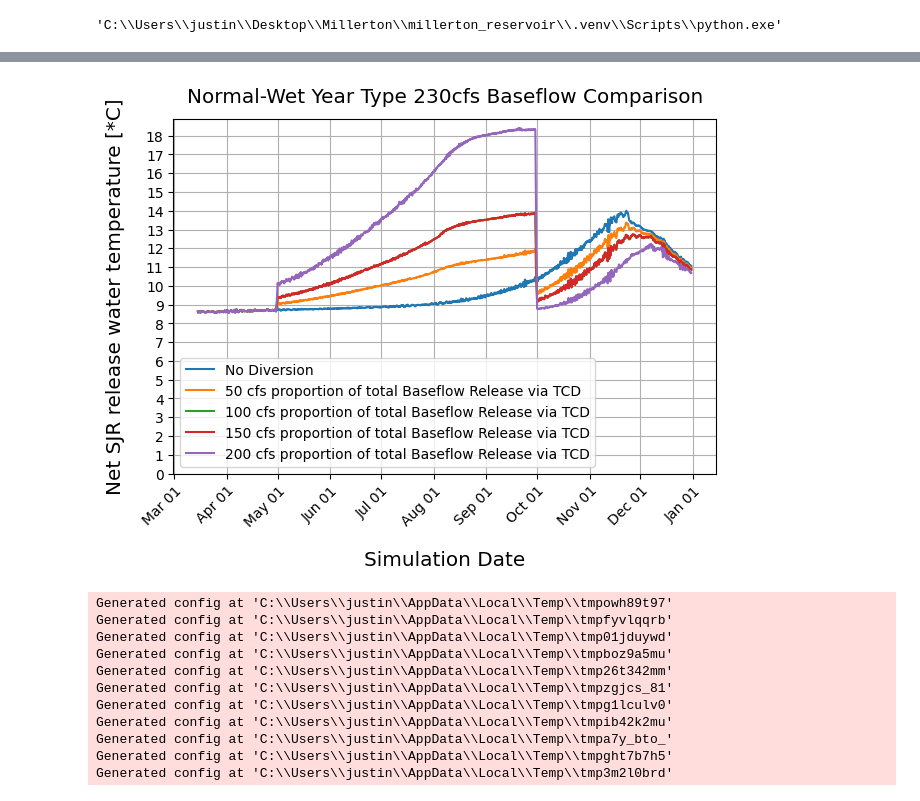
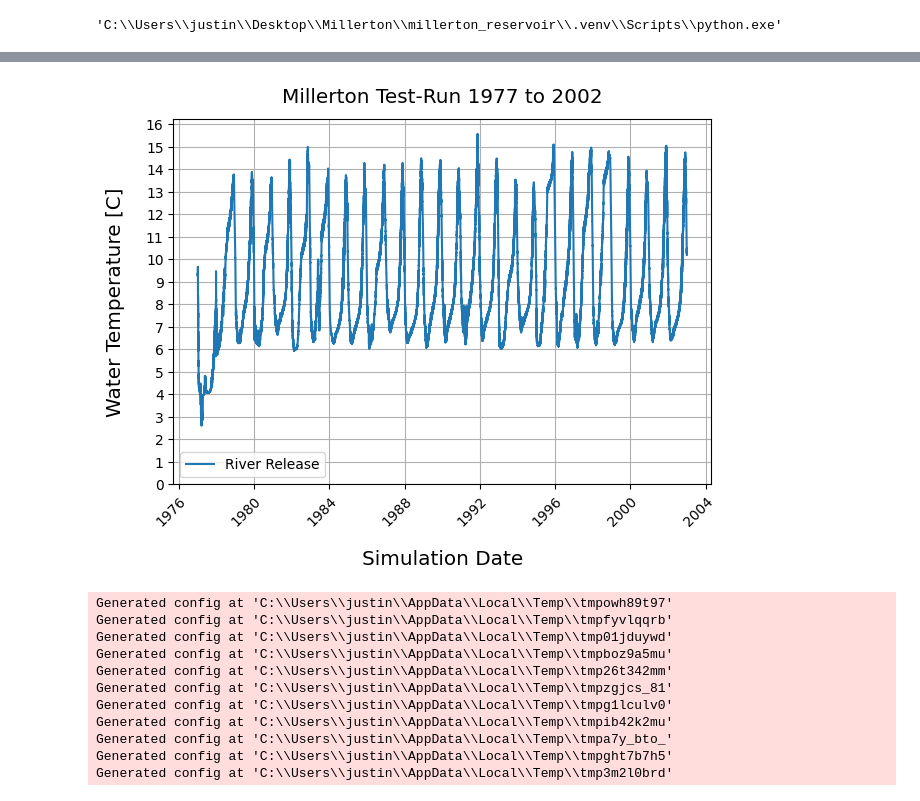
Before and after one commit to steelhead-dev/millerton_reservoir, a Jupyter notebook: 2026_TCD_Analysis.ipynb, the cells around one changed output, grey strips where cells are left out. Drawn from its saved outputs; the diff is of its cells as text; code cells hidden in the pictures.

```diff
--- a/2026_TCD_Analysis.ipynb
+++ b/2026_TCD_Analysis.ipynb
@@ -104,82 +75,50 @@ ModelRunner(config_TCD_24_flow, output_dir=output_dir_2024).run(overwrite=True)
 # %%
-base_run = RunResult("analysis_runs/2026_TCD_Flows_2024/24_TCD_Flow0_1")
-base_mix = base_run.mixing_temperature(4,5)
-
-compare_run = RunResult("analysis_runs/2026_TCD_Flows_2024/24_TCD_Flow1")
-tcd_temp_mix = compare_run.mixing_temperature(4,5)
-
-compare_run_2 = RunResult("analysis_runs/2026_TCD_Flows_2024/24_TCD_Flow4")
-tcd_temp_mix_2 = compare_run_2.mixing_temperature(4,5)
-
-compare_run_3 = RunResult("analysis_runs/2026_TCD_Flows_2024/24_TCD_Flow7")
-tcd_temp_mix_3 = compare_run_3.mixing_temperature(4,5)
-
-compare_run_4 = RunResult("analysis_runs/2026_TCD_Flows_2024/24_TCD_Flow10")
-tcd_temp_mix_4 = compare_run_4.mixing_temperature(4,5)
+base_run = RunResult("analysis_runs/test/Test_Flow")
+base_mix = base_run.mixing_temperature(4)
 # %%
 
 fig, ax = plt.subplots()
 ax.plot(
     jday_to_date(base_mix["JDAY"]),
     base_mix["mixed_flow_temperature [C]"],
-    label="No Diversion",
-)
-ax.plot(
-    jday_to_date(tcd_temp_mix["JDAY"]),
-    tcd_temp_mix["mixed_flow_temperature [C]"],
-    label="50 cfs proportion of total Baseflow Release via TCD",
-)
-ax.plot(
-    jday_to_date(tcd_temp_mix_2["JDAY"]),
-    tcd_temp_mix_2["mixed_flow_temperature [C]"],
-    label="100 cfs proportion of total Baseflow Release via TCD",
-)
-ax.plot(
-    jday_to_date(tcd_temp_mix_3["JDAY"]),
-    tcd_temp_mix_3["mixed_flow_temperature [C]"],
-    label="150 cfs proportion of total Baseflow Release via TCD",
-)
-ax.plot(
-    jday_to_date(tcd_temp_mix_4["JDAY"]),
-    tcd_temp_mix_4["mixed_flow_temperature [C]"],
-    label="200 cfs proportion of total Baseflow Release via TCD",
+    label="River Release",
 )
 
 # Rotate the x-labels to make it so they don't overlap
 xticks, labels = ax.get_xticks(), ax.get_xticklabels()
 ax.set_xticks(xticks, labels=labels)
 ax.set_xticks(xticks, labels=labels, rotation=45, ha="right", rotation_mode="anchor")
 
 # Resize the axis labels
 ax.set_ylabel(ax.get_ylabel(), fontsize="x-large", labelpad=15)
 ax.set_xlabel(ax.get_xlabel(), fontsize="x-large", labelpad=15)
 
 #Format x-axis labels to Month(short) and day
-ax.xaxis.set_major_formatter(mdates.DateFormatter("%b %d"))
+ax.xaxis.set_major_formatter(mdates.DateFormatter("%Y"))
 
 # Set y-axis to start at zero
 ax.set_ylim(bottom=0)
 ax.yaxis.set_major_locator(ticker.MultipleLocator(1))
 
 # Set axis label
-ax.set_ylabel("Net SJR release water temperature [*C]")
+ax.set_ylabel("Water Temperature [C]")
 
 ax.set_xlabel("Simulation Date")
 
 # Set grid to show
 plt.grid()
 
 # Add a legend to the plot
 ax.legend(loc="best")
 
 # Resize the figure to accommodate the changes to axis labels
 plt.tight_layout()
 
-ax.set_title("Normal-Wet Year Type 230cfs Baseflow Comparison", fontsize="x-large", pad=12)
+ax.set_title("Millerton Test-Run 1977 to 2002", fontsize="x-large", pad=12)
 
 plt.show()
 # %% [output]
-[figure, old version]
+[figure, new version]
 # %%
 met_para_list = [historic / "met_data" /"2022_CEQUAL_met_inputs.csv",
 historic / "met_data" /"2023_CEQUAL_met_inputs.csv",
```
Also changed, not shown: parts of 4 cells of this notebook, 2 other files.
